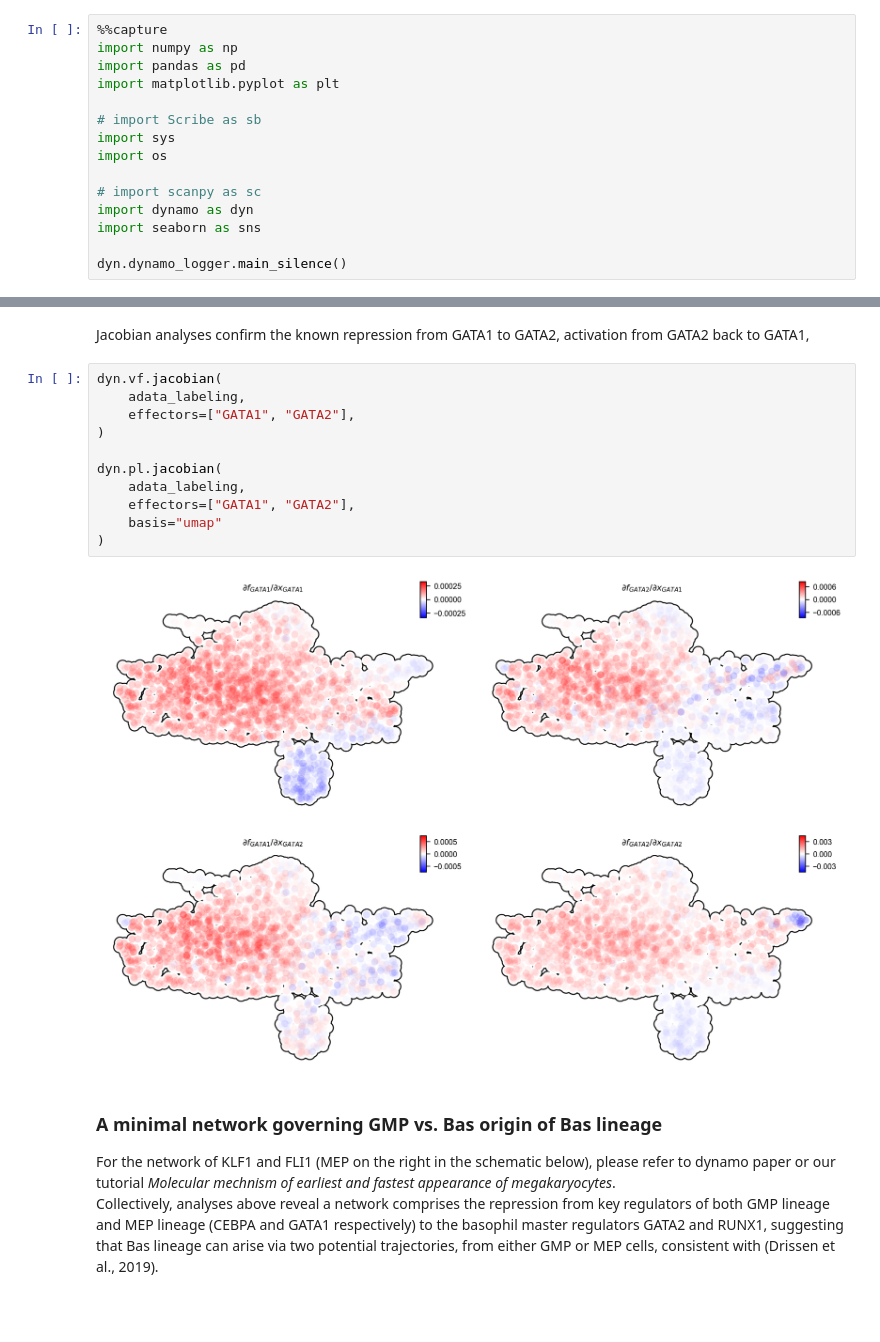
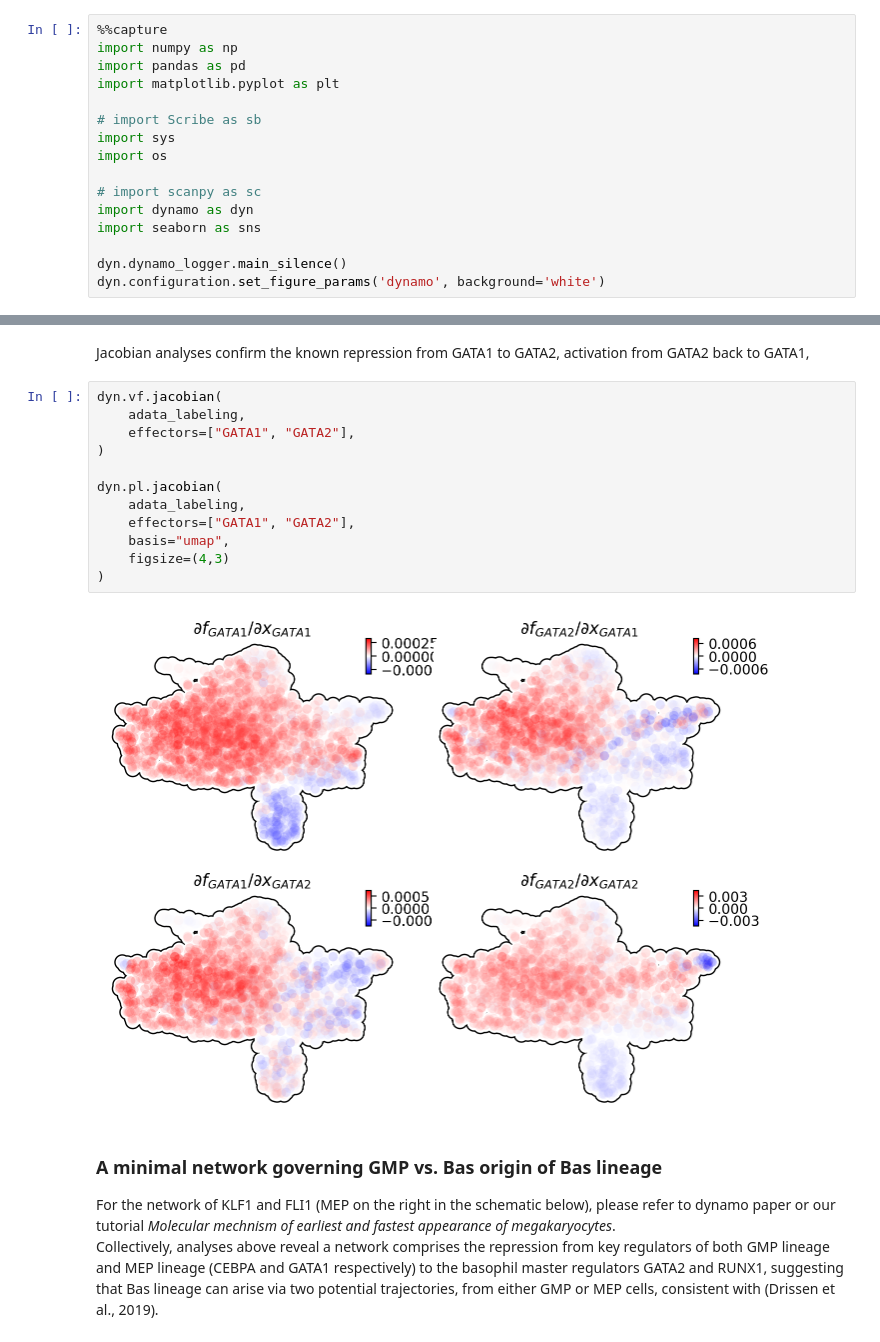
Before and after one commit to aristoteleo/dynamo-tutorials, a Jupyter notebook: tutorial_hsc_dynamo_basophil_lineage.ipynb, the cells around one changed output, grey strips where cells are left out. Cells and saved outputs as stored; diff of their text form; blank space fills up the shorter version.

```diff
--- a/tutorial_hsc_dynamo_basophil_lineage.ipynb
+++ b/tutorial_hsc_dynamo_basophil_lineage.ipynb
@@ -20,6 +20,7 @@ import dynamo as dyn
 import seaborn as sns
 
 dyn.dynamo_logger.main_silence()
+dyn.configuration.set_figure_params('dynamo', background='white')
 # %%
 adata_labeling = dyn.sample_data.hematopoiesis()
 # %% [markdown]
@@ -65,16 +70,17 @@ Jacobian analyses confirm the known repression from GATA1 to GATA2, activation f
 # %%
 dyn.vf.jacobian(
     adata_labeling,
     effectors=["GATA1", "GATA2"],
 )
 
 dyn.pl.jacobian(
     adata_labeling,
     effectors=["GATA1", "GATA2"],
-    basis="umap"
+    basis="umap",
+    figsize=(4,3)
 )
 # %% [output]
-[figure, old version]
+[figure, new version]
 # %% [markdown]
 ### A minimal network governing GMP vs. Bas origin of Bas lineage
 For the network of KLF1 and FLI1 (MEP on the right in the schematic below), please refer to dynamo paper or our tutorial *Molecular mechnism of earliest and fastest appearance of megakaryocytes*.
```
Also changed, not shown: parts of 3 cells of this notebook, 1 other file.
